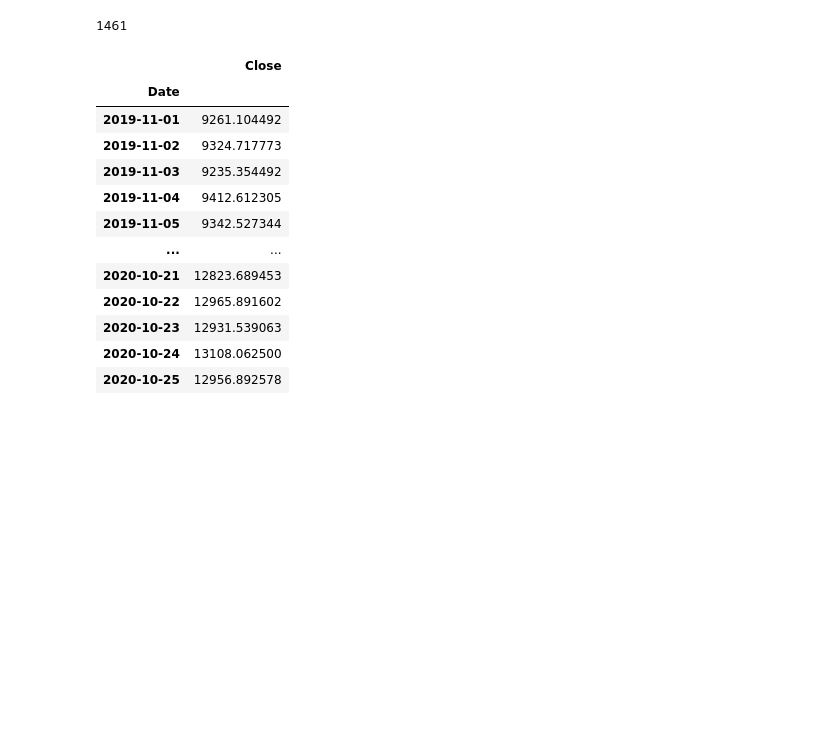
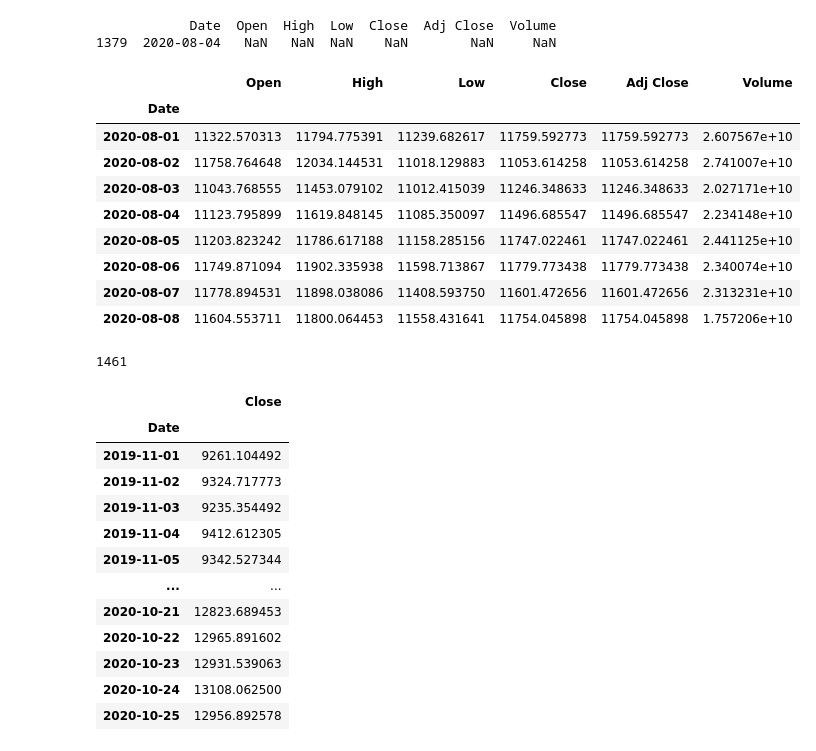
Before and after one commit to Joanna-Wojdylo/praca_magisterska, a Jupyter notebook: src/data/with_lags.ipynb, the cells around one changed output. Cells and saved outputs as stored; diff of their text form; code cells hidden in the pictures; blank space fills up the shorter version.

```diff
--- a/src/data/with_lags.ipynb
+++ b/src/data/with_lags.ipynb
@@ -20,11 +20,30 @@ def import_data(path):
     return data
 # %%
 bitcoin_all = import_data('D:\\Studia\\W8\\Praca magisterska\\praca_magisterska\\data\\raw\\BTC-USD.csv')
+# %%
+print(bitcoin_all[bitcoin_all.isnull().any(axis=1)])
+# %% [output]
+            Date  Open  High  Low  Close  Adj Close  Volume
+1379  2020-08-04   NaN   NaN  NaN    NaN        NaN     NaN
 # %%
 bitcoin_all = bitcoin_all.dropna() #remove row with at least one NaN
 # %%
 bitcoin_all['Date'] = pd.to_datetime(bitcoin_all['Date'], infer_datetime_format=True)
 bitcoin_all = bitcoin_all.set_index('Date')
+# %%
+bitcoin_all = bitcoin_all.interpolate(method='time')
+bitcoin_all['2020-08-01': '2020-08-08']
+# %% [output]
+|  | Open | High | Low | Close | Adj Close | Volume |
+| Date |  |  |  |  |  |  |
+| 2020-08-01 | 11322.570313 | 11794.775391 | 11239.682617 | 11759.592773 | 11759.592773 | 2.607567e+10 |
+| 2020-08-02 | 11758.764648 | 12034.144531 | 11018.129883 | 11053.614258 | 11053.614258 | 2.741007e+10 |
+| 2020-08-03 | 11043.768555 | 11453.079102 | 11012.415039 | 11246.348633 | 11246.348633 | 2.027171e+10 |
+| 2020-08-04 | 11123.795899 | 11619.848145 | 11085.350097 | 11496.685547 | 11496.685547 | 2.234148e+10 |
+| 2020-08-05 | 11203.823242 | 11786.617188 | 11158.285156 | 11747.022461 | 11747.022461 | 2.441125e+10 |
+| 2020-08-06 | 11749.871094 | 11902.335938 | 11598.713867 | 11779.773438 | 11779.773438 | 2.340074e+10 |
+| 2020-08-07 | 11778.894531 | 11898.038086 | 11408.593750 | 11601.472656 | 11601.472656 | 2.313231e+10 |
+| 2020-08-08 | 11604.553711 | 11800.064453 | 11558.431641 | 11754.045898 | 11754.045898 | 1.757206e+10 |
 # %%
 data = bitcoin_all[['Close']]
 data.columns = ['price']
```
Also changed, not shown: 12 other files.
